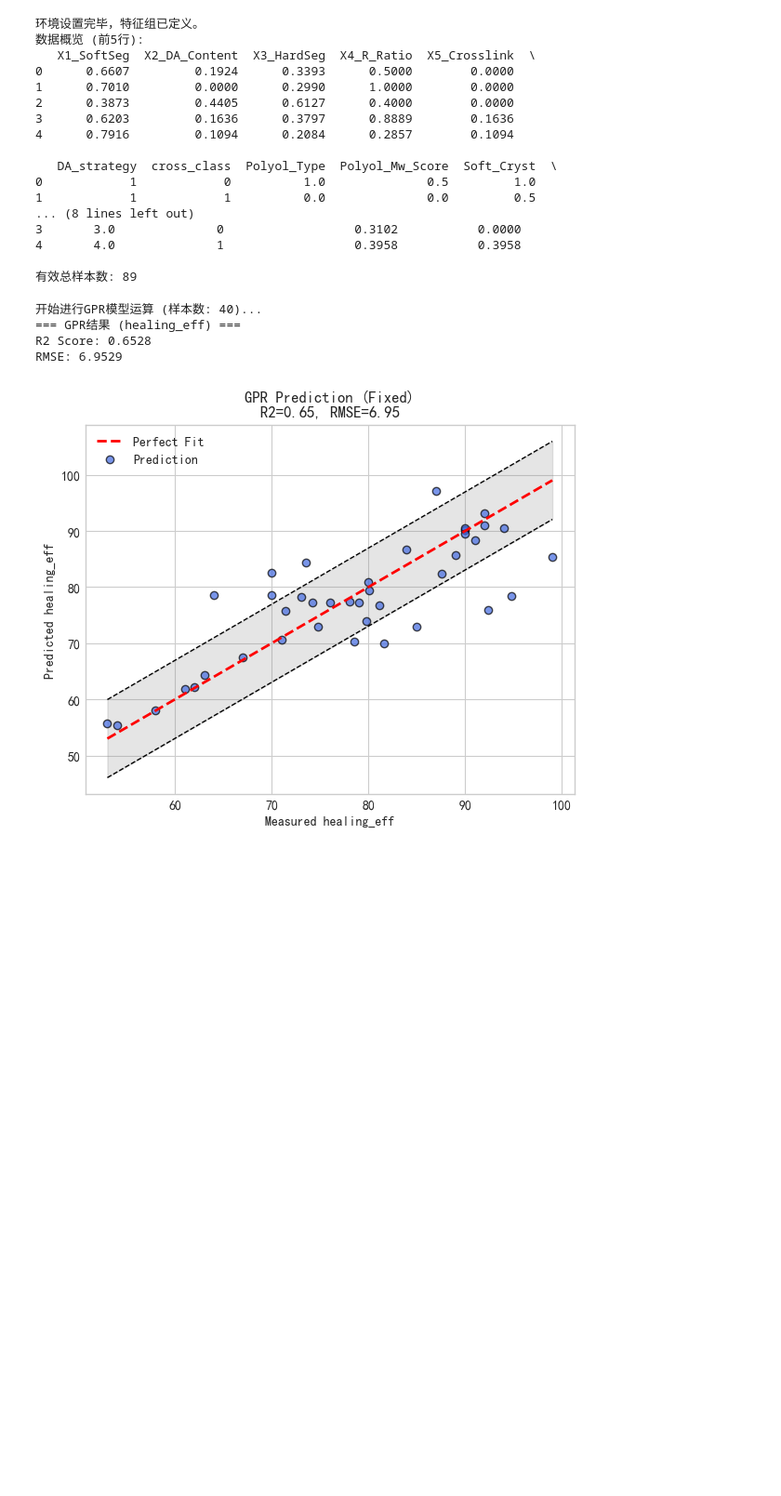
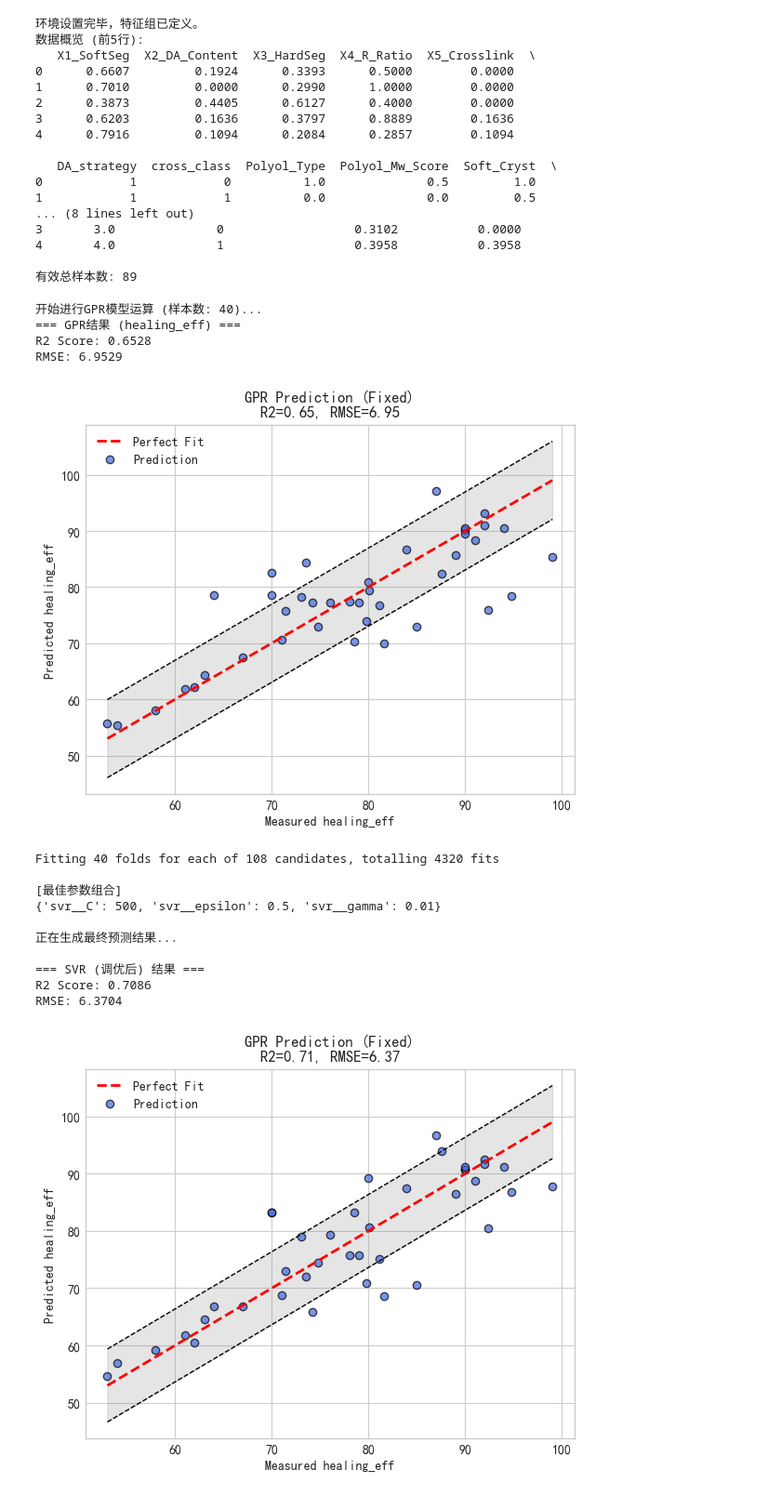
Before and after one commit to leonfighting-py/ML_DAPU, a Jupyter notebook: focast_ML_12.20_data_deletion/alghorithm_multi_12.20_healing.ipynb, the cells around one changed output. Shown at 93% size. Cells and saved outputs as stored; diff of their text form; code cells hidden in the pictures; blank space fills up the shorter version.

```diff
--- a/focast_ML_12.20_data_deletion/alghorithm_multi_12.20_healing.ipynb
+++ b/focast_ML_12.20_data_deletion/alghorithm_multi_12.20_healing.ipynb
@@ -360,41 +360,67 @@ grid_search = GridSearchCV(
     scoring='neg_mean_squared_error',
     n_jobs=-1,
     verbose=1
 )
 
 grid_search.fit(X, y)
 
 # 获取最佳模型
 best_svr = grid_search.best_estimator_
 best_params = grid_search.best_params_
 
 print("\n[最佳参数组合]")
 print(best_params)
 
 # --- 4. 使用最佳参数进行最终预测 (LOOCV) ---
 # 为了严谨，我们用在这个最佳参数下重新跑一遍 LOOCV 预测
 print("\n正在生成最终预测结果...")
 y_pred_svr = cross_val_predict(best_svr, X, y, cv=LeaveOneOut(), n_jobs=-1)
 
 # 计算指标
 r2 = r2_score(y, y_pred_svr)
 rmse = np.sqrt(mean_squared_error(y, y_pred_svr))
 
 print(f"\n=== SVR (调优后) 结果 ===")
 print(f"R2 Score: {r2:.4f}")
 print(f"RMSE: {rmse:.4f}")
 
 # --- 5. 绘图: 预测值 vs 真实值 ---
-plt.figure(figsize=(6, 6))
-plt.scatter(y, y_pred_svr, c='darkorange', alpha=0.7, edgecolors='k', s=60, label='SVR Prediction')
-# 画对角线
-min_val, max_val = min(y.min(), y_pred_svr.min()), max(y.max(), y_pred_svr.max())
-plt.plot([min_val, max_val], [min_val, max_val], 'k--', linewidth=2, label='Perfect Fit')
+fig, ax = plt.subplots(figsize=(6, 5))  # 明确创建单图单axes
 
-plt.title(f"Optimized SVR Prediction\nR2={r2:.2f}, RMSE={rmse:.2f}")
-plt.xlabel("Measured Tensile Strength")
-plt.ylabel("Predicted Tensile Strength")
-plt.legend()
-plt.grid(True, linestyle='--', alpha=0.5)
+# parity轴范围
+min_val = min(y.min(), y_pred_svr.min())
+max_val = max(y.max(), y_pred_svr.max())
+x_line = np.linspace(min_val, max_val, 200)
+
+# 误差区域 (在ax上绘制)
+ax.fill_between(x_line, x_line - rmse, x_line + rmse, color='gray', alpha=0.2)
+
+# 拟合直线
+ax.plot([min_val, max_val], [min_val, max_val], 'r--', linewidth=2, label='Perfect Fit')
+
+# 误差线
+ax.plot(x_line, x_line + rmse, 'k--', linewidth=1)
+ax.plot(x_line, x_line - rmse, 'k--', linewidth=1)
+
+# 散点图
+ax.scatter(y, y_pred_svr, alpha=0.7, c='royalblue', edgecolors='k', label='Prediction')
+
+ax.set_xlabel(f'Measured {target_col}')
+ax.set_ylabel(f'Predicted {target_col}')
+ax.set_title(f'GPR Prediction (Fixed)\nR2={r2:.2f}, RMSE={rmse:.2f}')
+ax.legend()
+plt.tight_layout()
 plt.show()
+# %% [output]
+Fitting 40 folds for each of 108 candidates, totalling 4320 fits
+
+[最佳参数组合]
+{'svr__C': 500, 'svr__epsilon': 0.5, 'svr__gamma': 0.01}
+
+正在生成最终预测结果...
+
+=== SVR (调优后) 结果 ===
+R2 Score: 0.7086
+RMSE: 6.3704
+[figure, added]
 # %%
```
Also changed, not shown: parts of 2 cells of this notebook, 12 other files.
